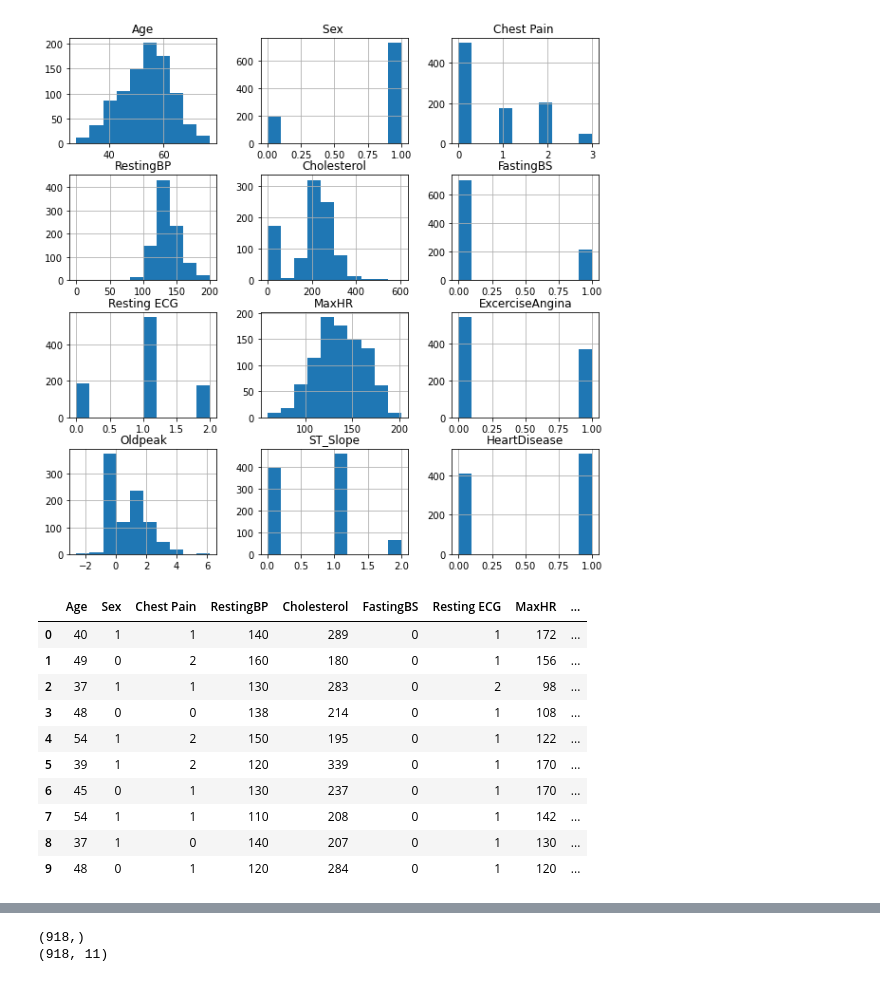
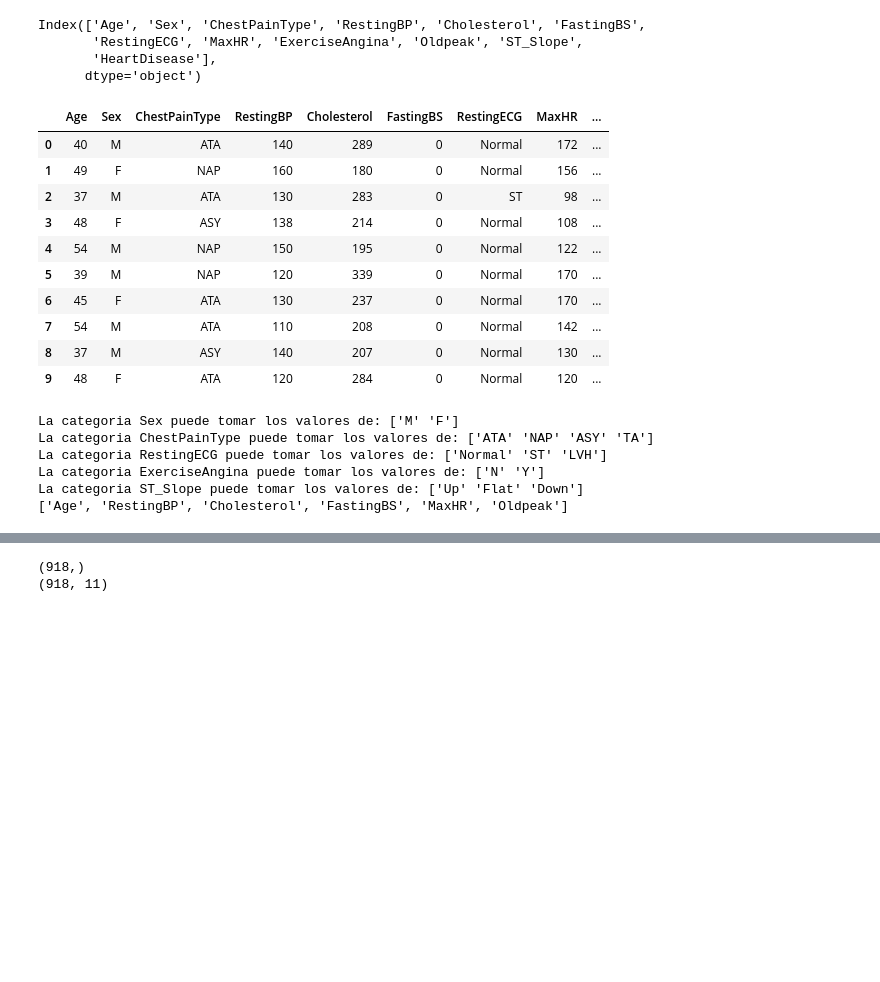
Before and after one commit to jessicacastillo16/Proyecto_Final_IA, a Jupyter notebook: Proyecto_IA.ipynb, the cells around one changed output, grey strips where cells are left out. Saved outputs shown, nothing was run; the diff lists cells and outputs as text; code cells hidden in the pictures; blank space fills up the shorter version.

```diff
--- a/Proyecto_IA.ipynb
+++ b/Proyecto_IA.ipynb
@@ -28,17 +15,38 @@ Index(['Age', 'Sex ', 'Chest Pain ', 'RestingBP', 'Cholesterol', 'FastingBS',
-# %%
-dataHeartDisese.hist(figsize=(10,10))
-plt.show()
-dataHeartDisese.head(10)
-# %% [output]
-[figure, removed]
-|  | Age | Sex | Chest Pain | RestingBP | Cholesterol | FastingBS | Resting ECG | MaxHR | ... |
-| 0 | 40 | 1 | 1 | 140 | 289 | 0 | 1 | 172 | ... |
-| 1 | 49 | 0 | 2 | 160 | 180 | 0 | 1 | 156 | ... |
-| 2 | 37 | 1 | 1 | 130 | 283 | 0 | 2 | 98 | ... |
-| 3 | 48 | 0 | 0 | 138 | 214 | 0 | 1 | 108 | ... |
-| 4 | 54 | 1 | 2 | 150 | 195 | 0 | 1 | 122 | ... |
-| 5 | 39 | 1 | 2 | 120 | 339 | 0 | 1 | 170 | ... |
-| 6 | 45 | 0 | 1 | 130 | 237 | 0 | 1 | 170 | ... |
-| 7 | 54 | 1 | 1 | 110 | 208 | 0 | 1 | 142 | ... |
-| 8 | 37 | 1 | 0 | 140 | 207 | 0 | 1 | 130 | ... |
-| 9 | 48 | 0 | 1 | 120 | 284 | 0 | 1 | 120 | ... |
+# %%
+# Se lee la base de datos y se imprimen los datos más relevantes de esta
+dataHeartDisese = pd.read_csv('heart.csv')
+print(dataHeartDisese.columns)
+dataHeartDisese.head(10)
+# Se tienen 11 caracteristicas de las cuales 5 son categoricas y 6 son numericas
+# %% [output]
+Index(['Age', 'Sex', 'ChestPainType', 'RestingBP', 'Cholesterol', 'FastingBS',
+       'RestingECG', 'MaxHR', 'ExerciseAngina', 'Oldpeak', 'ST_Slope',
+       'HeartDisease'],
+      dtype='object')
+|  | Age | Sex | ChestPainType | RestingBP | Cholesterol | FastingBS | RestingECG | MaxHR | ... |
+| 0 | 40 | M | ATA | 140 | 289 | 0 | Normal | 172 | ... |
+| 1 | 49 | F | NAP | 160 | 180 | 0 | Normal | 156 | ... |
+| 2 | 37 | M | ATA | 130 | 283 | 0 | ST | 98 | ... |
+| 3 | 48 | F | ASY | 138 | 214 | 0 | Normal | 108 | ... |
+| 4 | 54 | M | NAP | 150 | 195 | 0 | Normal | 122 | ... |
+| 5 | 39 | M | NAP | 120 | 339 | 0 | Normal | 170 | ... |
+| 6 | 45 | F | ATA | 130 | 237 | 0 | Normal | 170 | ... |
+| 7 | 54 | M | ATA | 110 | 208 | 0 | Normal | 142 | ... |
+| 8 | 37 | M | ASY | 140 | 207 | 0 | Normal | 130 | ... |
+| 9 | 48 | F | ATA | 120 | 284 | 0 | Normal | 120 | ... |
+# %%
+#Se separan las columnas categoricas y numericas
+Categoricas = ['Sex','ChestPainType','RestingECG','ExerciseAngina','ST_Slope']
+Numericas = ['Age','RestingBP','Cholesterol','FastingBS','MaxHR','Oldpeak']
+#Se buscan valores unicos, es decir, los valores que puede tomar cada categoria.
+for col in Categoricas:
+    print("La categoria", col, "puede tomar los valores de:",dataHeartDisese[col].unique())
+
+print(Numericas)
+# %% [output]
+La categoria Sex puede tomar los valores de: ['M' 'F']
+La categoria ChestPainType puede tomar los valores de: ['ATA' 'NAP' 'ASY' 'TA']
+La categoria RestingECG puede tomar los valores de: ['Normal' 'ST' 'LVH']
+La categoria ExerciseAngina puede tomar los valores de: ['N' 'Y']
+La categoria ST_Slope puede tomar los valores de: ['Up' 'Flat' 'Down']
+['Age', 'RestingBP', 'Cholesterol', 'FastingBS', 'MaxHR', 'Oldpeak']
```
Also changed, not shown: parts of 13 cells of this notebook.
